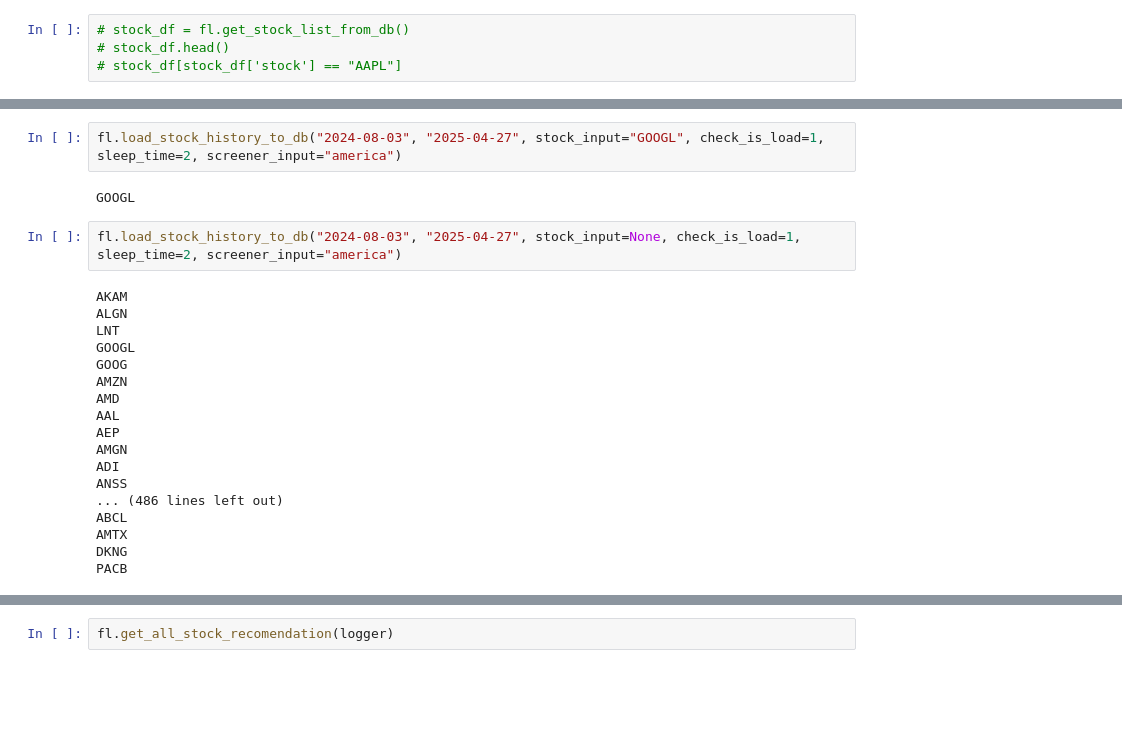
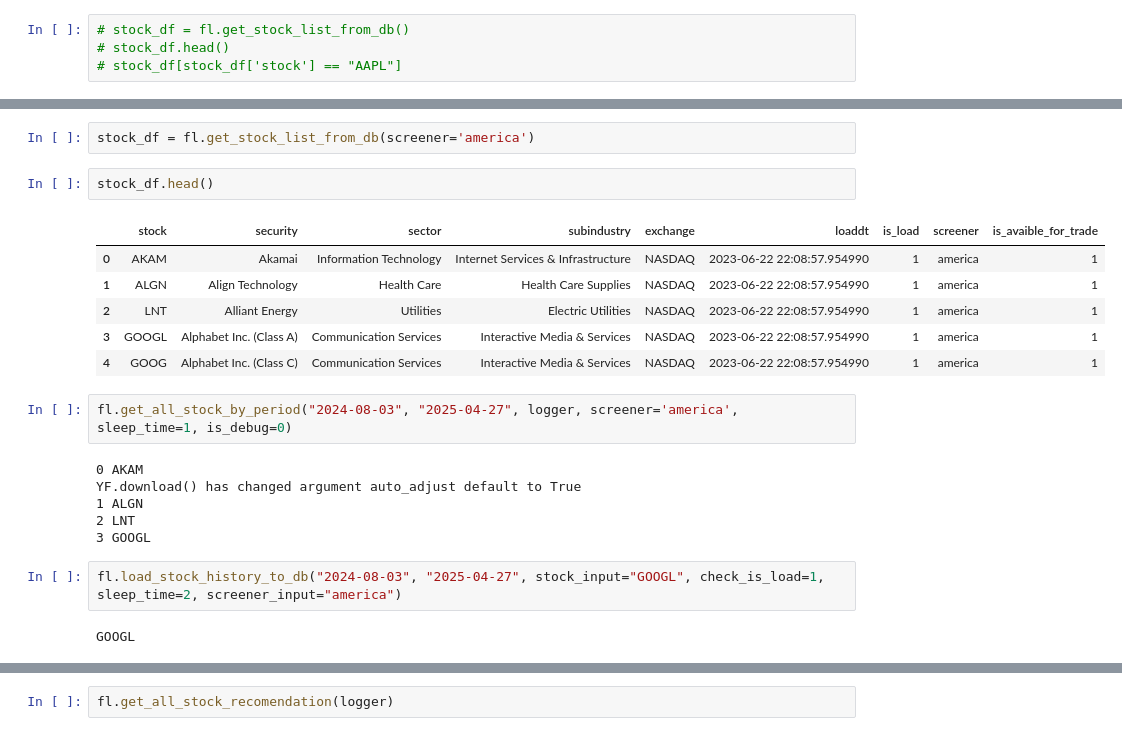
Before and after one commit to kravchukpetr/FinanceProject, a Jupyter notebook: ipynb/Load Ticks.ipynb, the cells around one changed output, grey strips where cells are left out. Saved outputs shown, nothing was run; the diff lists cells and outputs as text; blank space fills up the shorter version.

```diff
--- a/ipynb/Load Ticks.ipynb
+++ b/ipynb/Load Ticks.ipynb
@@ -50,24 +43,23 @@ YF.download() has changed argument auto_adjust default to True
-# %%
-fl.load_stock_history_to_db("2024-08-03", "2025-04-27", stock_input="GOOGL", check_is_load=1, sleep_time=2, screener_input="america")
-# %% [output]
-GOOGL
-# %%
-fl.load_stock_history_to_db("2024-08-03", "2025-04-27", stock_input=None, check_is_load=1, sleep_time=2, screener_input="america")
-# %% [output]
-AKAM
-ALGN
-LNT
-GOOGL
-GOOG
-AMZN
-AMD
-AAL
-AEP
-AMGN
-ADI
-ANSS
-... (486 lines left out)
-ABCL
-AMTX
-DKNG
-PACB
+# %%
+stock_df = fl.get_stock_list_from_db(screener='america')
+# %%
+stock_df.head()
+# %% [output]
+|  | stock | security | sector | subindustry | exchange | loaddt | is_load | screener | is_avaible_for_trade |
+| 0 | AKAM | Akamai | Information Technology | Internet Services & Infrastructure | NASDAQ | 2023-06-22 22:08:57.954990 | 1 | america | 1 |
+| 1 | ALGN | Align Technology | Health Care | Health Care Supplies | NASDAQ | 2023-06-22 22:08:57.954990 | 1 | america | 1 |
+| 2 | LNT | Alliant Energy | Utilities | Electric Utilities | NASDAQ | 2023-06-22 22:08:57.954990 | 1 | america | 1 |
+| 3 | GOOGL | Alphabet Inc. (Class A) | Communication Services | Interactive Media & Services | NASDAQ | 2023-06-22 22:08:57.954990 | 1 | america | 1 |
+| 4 | GOOG | Alphabet Inc. (Class C) | Communication Services | Interactive Media & Services | NASDAQ | 2023-06-22 22:08:57.954990 | 1 | america | 1 |
+# %%
+fl.get_all_stock_by_period("2024-08-03", "2025-04-27", logger, screener='america', sleep_time=1, is_debug=0)
+# %% [output]
+0 AKAM
+YF.download() has changed argument auto_adjust default to True
+1 ALGN
+2 LNT
+3 GOOGL
+# %%
+fl.load_stock_history_to_db("2024-08-03", "2025-04-27", stock_input="GOOGL", check_is_load=1, sleep_time=2, screener_input="america")
+# %% [output]
+GOOGL
```
Also changed, not shown: parts of 5 cells of this notebook, 1 other file.
